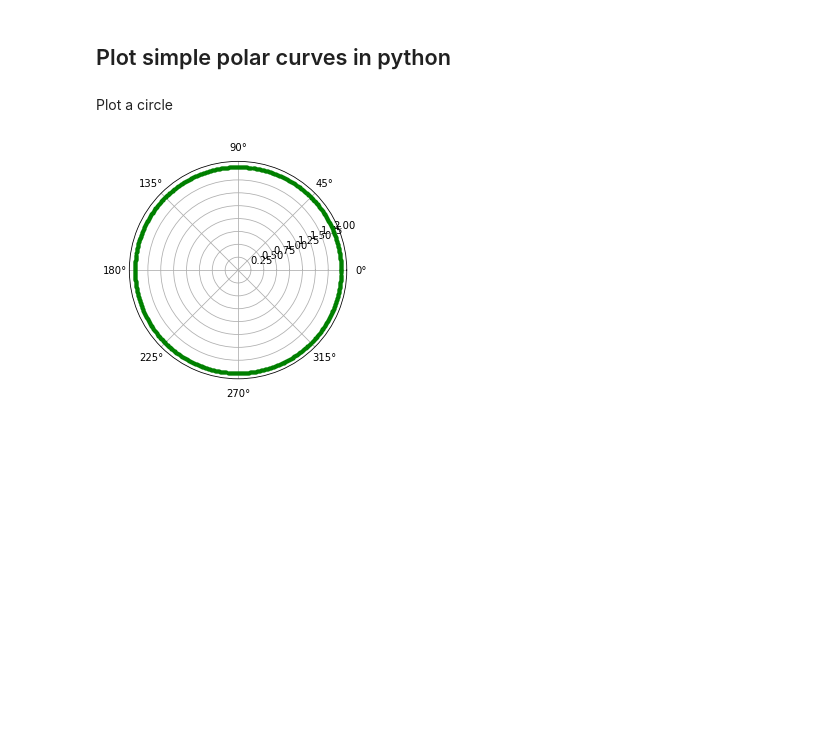
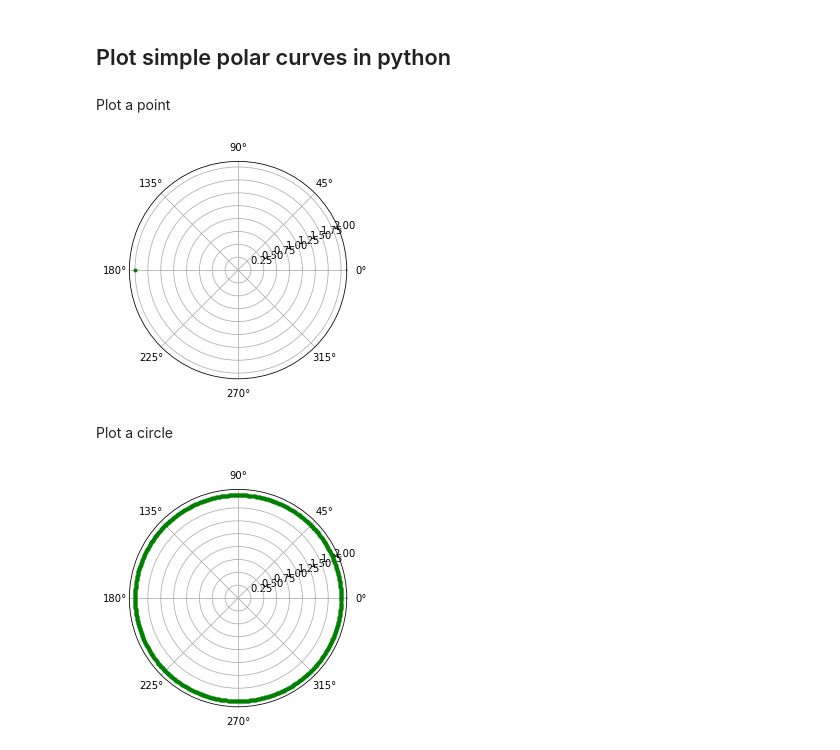
Before and after one commit to Rathees-Koneswarann/python-polar-plot, a Jupyter notebook: main.ipynb, the cells around one changed output. Cells and saved outputs as stored; diff of their text form; code cells hidden in the pictures; blank space fills up the shorter version.

```diff
--- a/main.ipynb
+++ b/main.ipynb
@@ -5,6 +5,19 @@
 import numpy as np
 import matplotlib.pyplot as plt
 %matplotlib inline
+# %% [markdown]
+Plot a point
+# %%
+# setting the axes projection as polar
+plt.axes(projection = 'polar')
+
+# plot
+plt.polar(np.pi, 2, 'g.')
+
+# display the Polar plot
+plt.show()
+# %% [output]
+[figure, added]
 # %% [markdown]
 Plot a circle
 # %%
```
Also changed, not shown: parts of 1 cell of this notebook.
